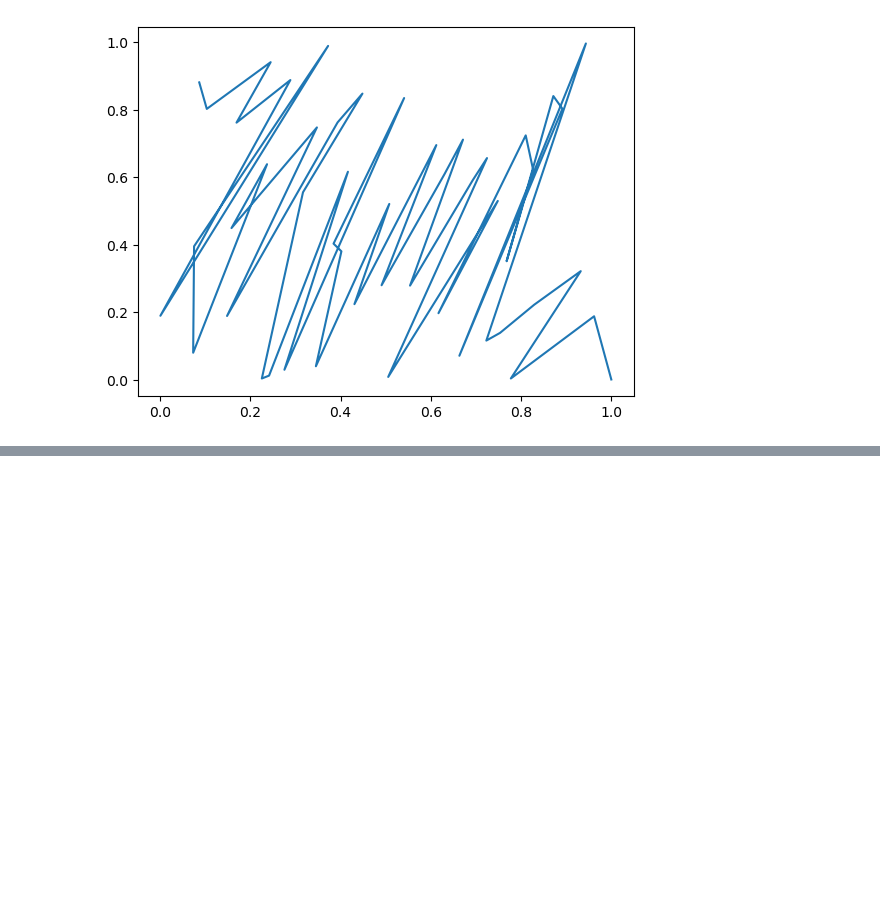
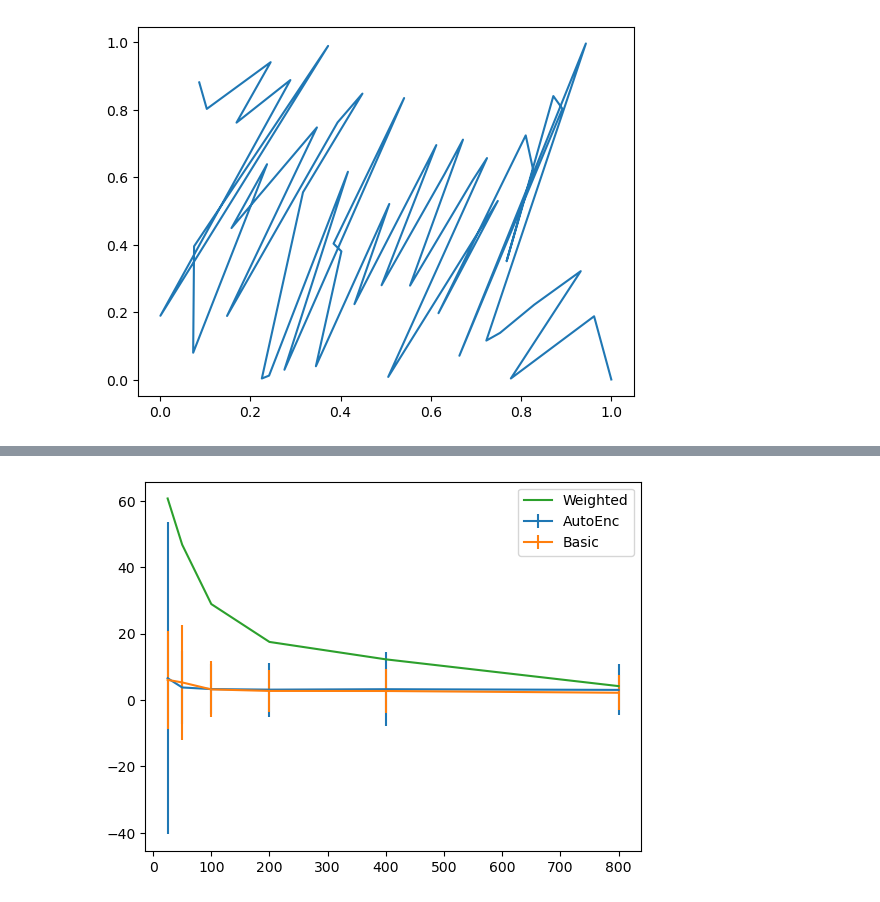
Before and after one commit to jamesh1999/LearnedIndices, a Jupyter notebook: evaluate.ipynb, the cells around one changed output, grey strips where cells are left out. Saved outputs shown, nothing was run; the diff lists cells and outputs as text; code cells hidden in the pictures; blank space fills up the shorter version.

```diff
--- a/evaluate.ipynb
+++ b/evaluate.ipynb
@@ -12,5 +15,0 @@ DATASET = datasets.FashionMNIST
-# %%
-# Prepare datasets/loaders
-train_data, test_data = utils.loadDataset(DATASET)
-train_loader   = utils.createDataLoader(train_data)
-test_loader    = utils.createDataLoader(test_data)
@@ -17,19 +179,19 @@ test_loader    = utils.createDataLoader(test_data)
 # %%
 logger = pl.loggers.CSVLogger("")
 
-path="reduce.ckpt"
-model = models.DimensionReductionModel.load_from_checkpoint(path, model=models.BasicConvAutoencoder)
-dimensions=model.dimensions
-print(f"Loaded model {path} with {dimensions}D")
+# path="reduce.ckpt"
+# model = models.ReductionSpaceConserving.load_from_checkpoint(path, model=models.BasicConv)
+# dimensions=model.dimensions
+# print(f"Loaded model {path} with {dimensions}D")
 
 trainer = pl.Trainer(logger=logger, **utils.TRAINER_ARGS)
-train_encodings = torch.cat(trainer.predict(model, train_loader))
-test_encodings = torch.cat(trainer.predict(model, test_loader))
+# train_encodings = torch.cat(trainer.predict(model, train_loader))
+# test_encodings = torch.cat(trainer.predict(model, test_loader))
 
 train_npdata = utils.numpyConvert(train_data.data)
 test_npdata = utils.numpyConvert(test_data.data)
-train_encodings = utils.numpyConvert(train_encodings)
-test_encodings = utils.numpyConvert(test_encodings)
+# train_encodings = utils.numpyConvert(train_encodings)
+# test_encodings = utils.numpyConvert(test_encodings)
 # %% [output]
 Using 16bit native Automatic Mixed Precision (AMP)
 GPU available: True (cuda), used: True
@@ -150,0 +384,16 @@ LOCAL_RANK: 0 - CUDA_VISIBLE_DEVICES: [0]
+# %%
+aves = [0]*18
+stds = [0]*18
+accs = [0]*18
+for i in range(18):
+    aves[i] = np.mean(errors[i])
+    stds[i] = np.std(errors[i])
+    accs[i] = 100 * np.mean(errors[i] == 0)
+# %%
+plt.errorbar(xs, aves[:6], yerr=stds[:6], label="AutoEnc")
+plt.errorbar(xs, aves[6:12], yerr=stds[6:12], label="Basic")
+plt.plot(xs, aves[12:], label="Weighted")
+plt.legend()
+plt.show()
+# %% [output]
+[figure, added]
```
Also changed, not shown: parts of 16 cells of this notebook, 9 other files.
